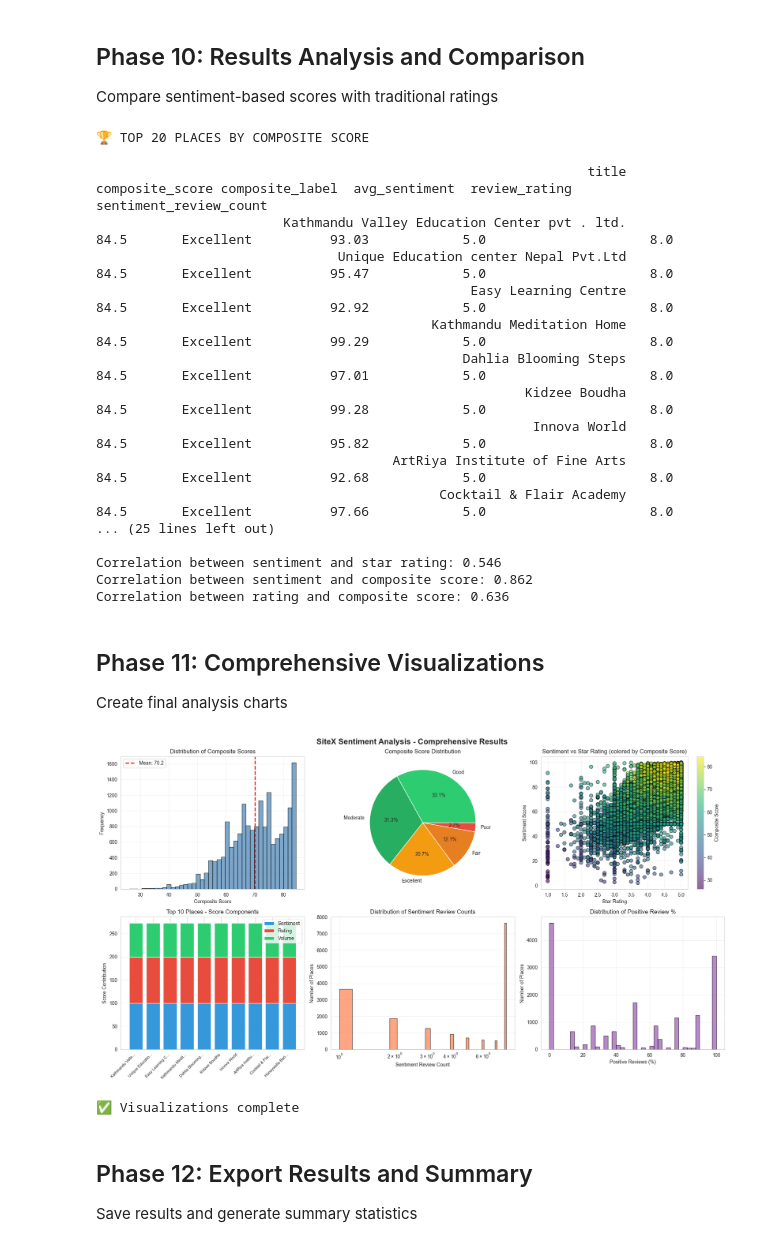
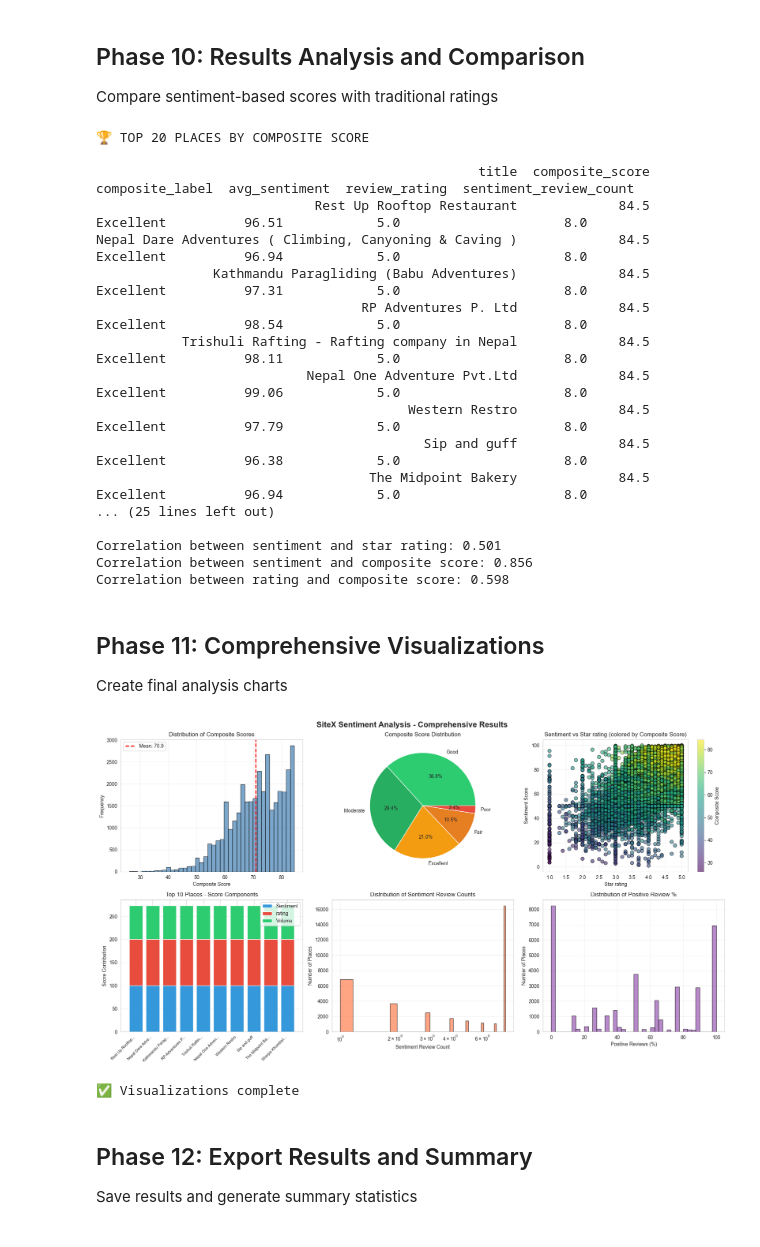
Before and after one commit to Subekshyeah/SiteX, a Jupyter notebook: notebooks/sentiment_analysis_workflow.ipynb, the cells around one changed output. Cells and saved outputs as stored; diff of their text form; code cells hidden in the pictures.

Commit message:
sentiment working ig

```diff
--- a/notebooks/sentiment_analysis_workflow.ipynb
+++ b/notebooks/sentiment_analysis_workflow.ipynb
@@ -184,7 +184,7 @@ cursor = conn.cursor()
 # Load reviews data - ALL reviews (no limit)
 print('\n📥 Loading reviews from database...')
 reviews_df = pd.read_sql_query(
-    "SELECT rowid, Description, Rating, place_id FROM reviews WHERE Description IS NOT NULL AND LENGTH(Description) > 0",
+    "SELECT rowid, description, rating, place_id FROM reviews WHERE description IS NOT NULL AND LENGTH(description) > 0",
     conn
 )
 
@@ -219,18 +219,18 @@ dtype: int64
 Understand the review data and clean it
 # %%
 # Remove rows with null descriptions
-reviews_df = reviews_df.dropna(subset=['Description'])
+reviews_df = reviews_df.dropna(subset=['description'])
 
 # Add review length column
-reviews_df['review_length'] = reviews_df['Description'].str.len()
-reviews_df['word_count'] = reviews_df['Description'].str.split().str.len()
+reviews_df['review_length'] = reviews_df['description'].str.len()
+reviews_df['word_count'] = reviews_df['description'].str.split().str.len()
 
 print('📊 Review Statistics:\n')
 print(f'Total reviews: {len(reviews_df):,}')
 print(f'Average review length: {reviews_df["review_length"].mean():.0f} characters')
 print(f'Average word count: {reviews_df["word_count"].mean():.0f} words')
-print(f'\nRating distribution:')
-print(reviews_df['Rating'].value_counts().sort_index())
+print(f'\nrating distribution:')
+print(reviews_df['rating'].value_counts().sort_index())
 
 # Show some statistics
 fig, axes = plt.subplots(1, 2, figsize=(14, 5))
@@ -242,12 +242,12 @@ axes[0].set_ylabel('Frequency')
 axes[0].set_title('Distribution of Review Lengths')
 axes[0].grid(alpha=0.3)
 
-# Rating distribution
-rating_counts = reviews_df['Rating'].value_counts().sort_index()
+# rating distribution
+rating_counts = reviews_df['rating'].value_counts().sort_index()
 axes[1].bar(rating_counts.index, rating_counts.values, color='coral', edgecolor='black')
-axes[1].set_xlabel('Star Rating')
+axes[1].set_xlabel('Star rating')
 axes[1].set_ylabel('Count')
-axes[1].set_title('Distribution of Star Ratings')
+axes[1].set_title('Distribution of Star ratings')
 axes[1].grid(alpha=0.3, axis='y')
 
 plt.tight_layout()
@@ -281,7 +281,7 @@ print('🔄 Analyzing sentiment for all reviews...\n')
 
 sentiments = []
 for idx, row in tqdm(reviews_df.iterrows(), total=len(reviews_df), desc='Processing'):
-    result = analyze_sentiment(row['Description'])
+    result = analyze_sentiment(row['description'])
     sentiments.append(result)
 
 # Create sentiment dataframe
@@ -292,7 +292,7 @@ reviews_df = pd.concat([reviews_df.reset_index(drop=True), sentiment_df], axis=1
 
 print(f'\n✅ Sentiment analysis complete!')
 print(f'\nSample results:')
-print(reviews_df[['Description', 'Rating', 'score', 'label']].head(10))
+print(reviews_df[['description', 'rating', 'score', 'label']].head(10))
 
 # Show statistics
 print(f'\n📊 Sentiment Statistics:\n')
@@ -416,7 +416,7 @@ Get cafe names and details from database
 print('📥 Loading place information from database...')
 
 places_df = pd.read_sql_query(
-    "SELECT place_id, place AS title, review_rating, review_count FROM place WHERE place_id IS NOT NULL",
+    "SELECT place_id, title, review_rating, review_count FROM place WHERE place_id IS NOT NULL",
     conn
 )
 
@@ -583,21 +583,21 @@ print(f'Correlation between rating and composite score: {corr_data[["review_rati
 # %% [output]
 🏆 TOP 20 PLACES BY COMPOSITE SCORE
 
-                                                               title  composite_score composite_label  avg_sentiment  review_rating  sentiment_review_count
-                        Kathmandu Valley Education Center pvt . ltd.             84.5       Excellent          93.03            5.0                     8.0
-                               Unique Education center Nepal Pvt.Ltd             84.5       Excellent          95.47            5.0                     8.0
-                                                Easy Learning Centre             84.5       Excellent          92.92            5.0                     8.0
-                                           Kathmandu Meditation Home             84.5       Excellent          99.29            5.0                     8.0
-                                               Dahlia Blooming Steps             84.5       Excellent          97.01            5.0                     8.0
-                                                       Kidzee Boudha             84.5       Excellent          99.28            5.0                     8.0
-                                                        Innova World             84.5       Excellent          95.82            5.0                     8.0
-                                      ArtRiya Institute of Fine Arts             84.5       Excellent          92.68            5.0                     8.0
-                                            Cocktail & Flair Academy             84.5       Excellent          97.66            5.0                     8.0
+                                                 title  composite_score composite_label  avg_sentiment  review_rating  sentiment_review_count
+                            Rest Up Rooftop Restaurant             84.5       Excellent          96.51            5.0                     8.0
+Nepal Dare Adventures ( Climbing, Canyoning & Caving )             84.5       Excellent          96.94            5.0                     8.0
+               Kathmandu Paragliding (Babu Adventures)             84.5       Excellent          97.31            5.0                     8.0
+                                  RP Adventures P. Ltd             84.5       Excellent          98.54            5.0                     8.0
+           Trishuli Rafting - Rafting company in Nepal             84.5       Excellent          98.11            5.0                     8.0
+                           Nepal One Adventure Pvt.Ltd             84.5       Excellent          99.06            5.0                     8.0
+                                        Western Restro             84.5       Excellent          97.79            5.0                     8.0
+                                          Sip and guff             84.5       Excellent          96.38            5.0                     8.0
+                                   The Midpoint Bakery             84.5       Excellent          96.94            5.0                     8.0
 ... (25 lines left out)
 
-Correlation between sentiment and star rating: 0.546
-Correlation between sentiment and composite score: 0.862
-Correlation between rating and composite score: 0.636
+Correlation between sentiment and star rating: 0.501
+Correlation between sentiment and composite score: 0.856
+Correlation between rating and composite score: 0.598
 # %% [markdown]
 ## Phase 11: Comprehensive Visualizations
 Create final analysis charts
@@ -621,13 +621,13 @@ colors_composite = ['#2ecc71', '#27ae60', '#f39c12', '#e67e22', '#e74c3c']
 axes[0, 1].pie(label_dist.values, labels=label_dist.index, autopct='%1.1f%%', colors=colors_composite[:len(label_dist)])
 axes[0, 1].set_title('Composite Score Distribution')
 
-# 3. Sentiment vs Rating scatter
+# 3. Sentiment vs rating scatter
 scatter_data = places_analyzed[(places_analyzed['avg_sentiment'].notna()) & (places_analyzed['review_rating'].notna())]
 scatter = axes[0, 2].scatter(scatter_data['review_rating'], scatter_data['avg_sentiment'],
                              c=scatter_data['composite_score'], cmap='viridis', s=50, alpha=0.6, edgecolors='black')
-axes[0, 2].set_xlabel('Star Rating')
+axes[0, 2].set_xlabel('Star rating')
 axes[0, 2].set_ylabel('Sentiment Score')
-axes[0, 2].set_title('Sentiment vs Star Rating (colored by Composite Score)')
+axes[0, 2].set_title('Sentiment vs Star rating (colored by Composite Score)')
 cbar = plt.colorbar(scatter, ax=axes[0, 2])
 cbar.set_label('Composite Score')
 axes[0, 2].grid(alpha=0.3)
@@ -636,36 +636,36 @@ axes[0, 2].grid(alpha=0.3)
 top_10 = places_analyzed[places_analyzed['sentiment_review_count'] >= 5].nlargest(10, 'composite_score')
 x_pos = np.arange(len(top_10))
 axes[1, 0].bar(x_pos, top_10['sentiment_score'], label='Sentiment', color='#3498db')
-axes[1, 0].bar(x_pos, top_10['rating_score'], bottom=top_10['sentiment_score'], label='Rating', color='#e74c3c')
+axes[1, 0].bar(x_pos, top_10['rating_score'], bottom=top_10['sentiment_score'], label='rating', color='#e74c3c')
 axes[1, 0].bar(x_pos, top_10['volume_score'], bottom=top_10['sentiment_score']+top_10['rating_score'], label='Volume', color='#2ecc71')
 axes[1, 0].set_ylabel('Score Contribution')
 axes[1, 0].set_title('Top 10 Places - Score Components')
 axes[1, 0].set_xticks(x_pos)
 axes[1, 0].set_xticklabels([t[:15] + '...' if len(t) > 15 else t for t in top_10['title']], rotation=45, ha='right', fontsize=8)
 axes[1, 0].legend(loc='upper right')
 axes[1, 0].grid(alpha=0.3, axis='y')
 
 # 5. Review count distribution
 axes[1, 1].hist(places_analyzed['sentiment_review_count'].dropna(), bins=40, color='coral', edgecolor='black', alpha=0.7)
 axes[1, 1].set_xlabel('Sentiment Review Count')
 axes[1, 1].set_ylabel('Number of Places')
 axes[1, 1].set_title('Distribution of Sentiment Review Counts')
 axes[1, 1].set_xscale('log')
 axes[1, 1].grid(alpha=0.3)
 
 # 6. Positive percentage distribution
 axes[1, 2].hist(places_analyzed['positive_pct'].dropna(), bins=40, color='#9b59b6', edgecolor='black', alpha=0.7)
 axes[1, 2].set_xlabel('Positive Reviews (%)')
 axes[1, 2].set_ylabel('Number of Places')
 axes[1, 2].set_title('Distribution of Positive Review %')
 axes[1, 2].grid(alpha=0.3)
 
 plt.tight_layout()
 plt.show()
 
 print('✅ Visualizations complete')
 # %% [output]
-[figure, old version]
+[figure, new version]
 ✅ Visualizations complete
 # %% [markdown]
 ## Phase 12: Export Results and Summary
```
Also changed, not shown: parts of 12 cells of this notebook, 1 other file.
